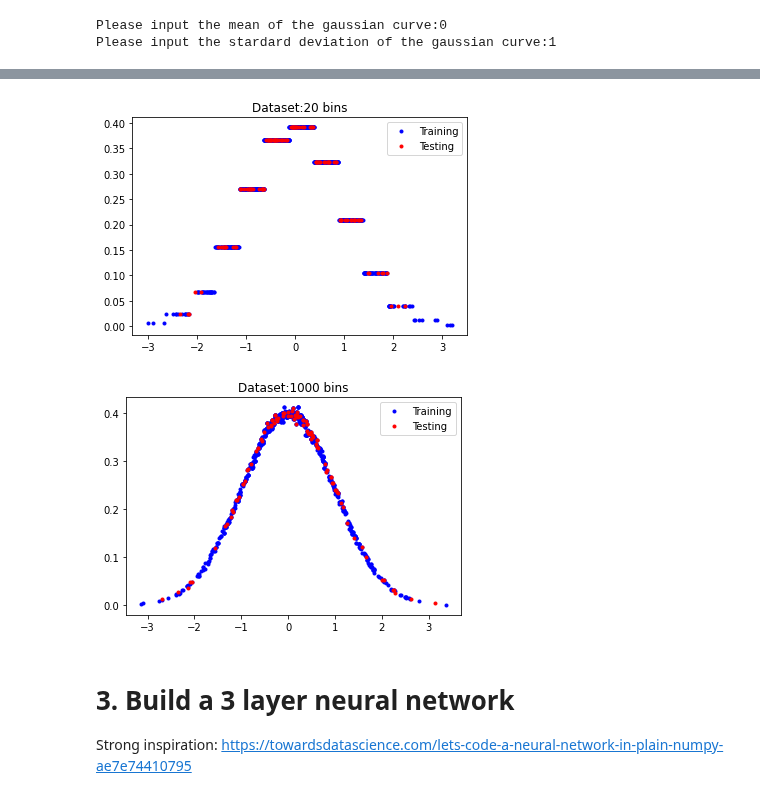
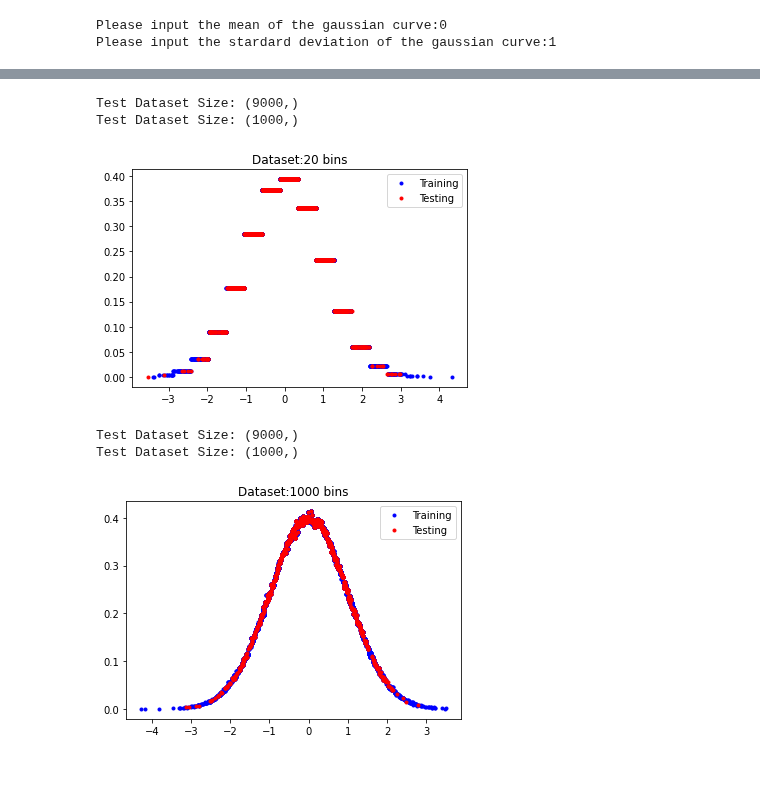
Before and after one commit to ryan8512/EE-298, a Jupyter notebook: Assignment 2.ipynb, the cells around one changed output, grey strips where cells are left out. Cells and saved outputs as stored; diff of their text form; code cells hidden in the pictures; blank space fills up the shorter version.

```diff
--- a/Assignment 2.ipynb
+++ b/Assignment 2.ipynb
@@ -8,9 +8,7 @@ import matplotlib.pyplot as plt
 
 histogram_bins = 1000
 samples = 1000000                        #Samples to approximate ground truth (histogramming)
-samples_test = 1000                      #Dataset for training and testing
-training_samples = int(0.9*samples_test)
-testing_samples = int(0.1*samples_test)
+dataset_samples = 10000                  #Samples to test the network
 # %%
 mean = int(input("Please input the mean of the gaussian curve:"))
 std_dev = int(input("Please input the stardard deviation of the gaussian curve:"))
@@ -30,26 +29,29 @@ Please input the stardard deviation of the gaussian curve:1
 # %%
 for i in [20,histogram_bins]:
     raw_dataset = np.random.normal(mean, std_dev,samples)
     count, bins = np.histogram(raw_dataset,bins=i,density=True)       #Takes the PDF (not PMF)
     index = np.digitize(raw_dataset,bins,right=True) - 1              #Gives the correct location of the sample - index
     ground_truth = count[index]                                       #Ground truth from 1 million samples and 1000 bins
 
     ''' Only take the first 1000 samples. Assume that np.random.normal satisfy this'''
-    train_dataset = raw_dataset[:int(0.9*histogram_bins)]
-    test_dataset = raw_dataset[int(0.9*histogram_bins):histogram_bins]
-    train_truth = ground_truth[:int(0.9*histogram_bins)]
-    test_truth = ground_truth[int(0.9*histogram_bins):histogram_bins]
+    train_dataset = raw_dataset[:int(0.9*dataset_samples)]
+    test_dataset = raw_dataset[int(0.9*dataset_samples):dataset_samples]
+    train_truth = ground_truth[:int(0.9*dataset_samples)]
+    test_truth = ground_truth[int(0.9*dataset_samples):dataset_samples]
 
+    ''' Sanity Check'''
+    print("Test Dataset Size: "+str(train_dataset.shape))
+    print("Test Dataset Size: "+str(test_dataset.shape))
     plt.figure()
     plt.plot(train_dataset,train_truth,'b.',label="Training")
     plt.plot(test_dataset,test_truth,'r.',label="Testing")
     plt.title("Dataset:"+str(i)+' bins')
     plt.legend()
     plt.show()
 # %% [output]
+Test Dataset Size: (9000,)
+Test Dataset Size: (1000,)
-[figure, old version]
+[figure, new version]
+Test Dataset Size: (9000,)
+Test Dataset Size: (1000,)
-[figure, old version]
+[figure, new version]
-# %% [markdown]
-<h1> 3. Build a 3 layer neural network </h1>
-
-Strong inspiration: https://towardsdatascience.com/lets-code-a-neural-network-in-plain-numpy-ae7e74410795
```
Also changed, not shown: parts of 9 cells of this notebook, 1 other file.
